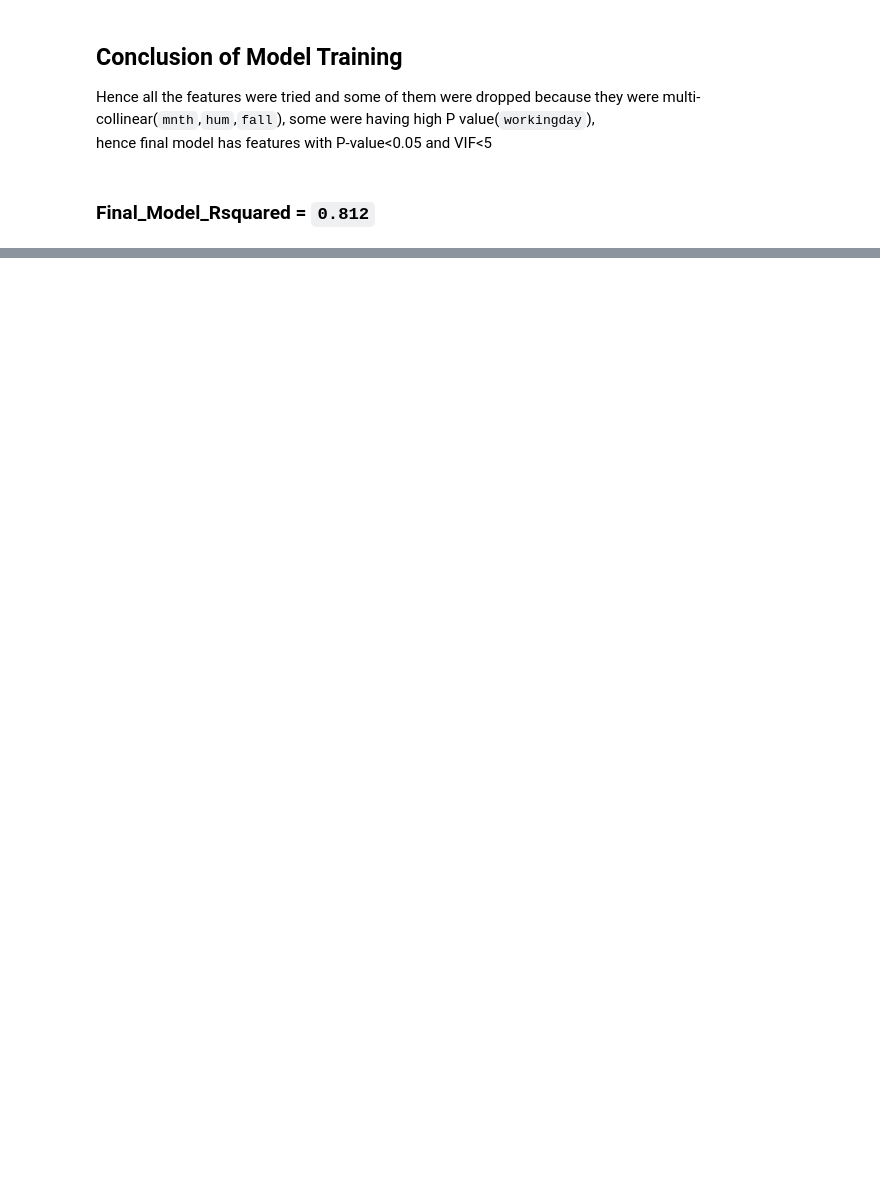
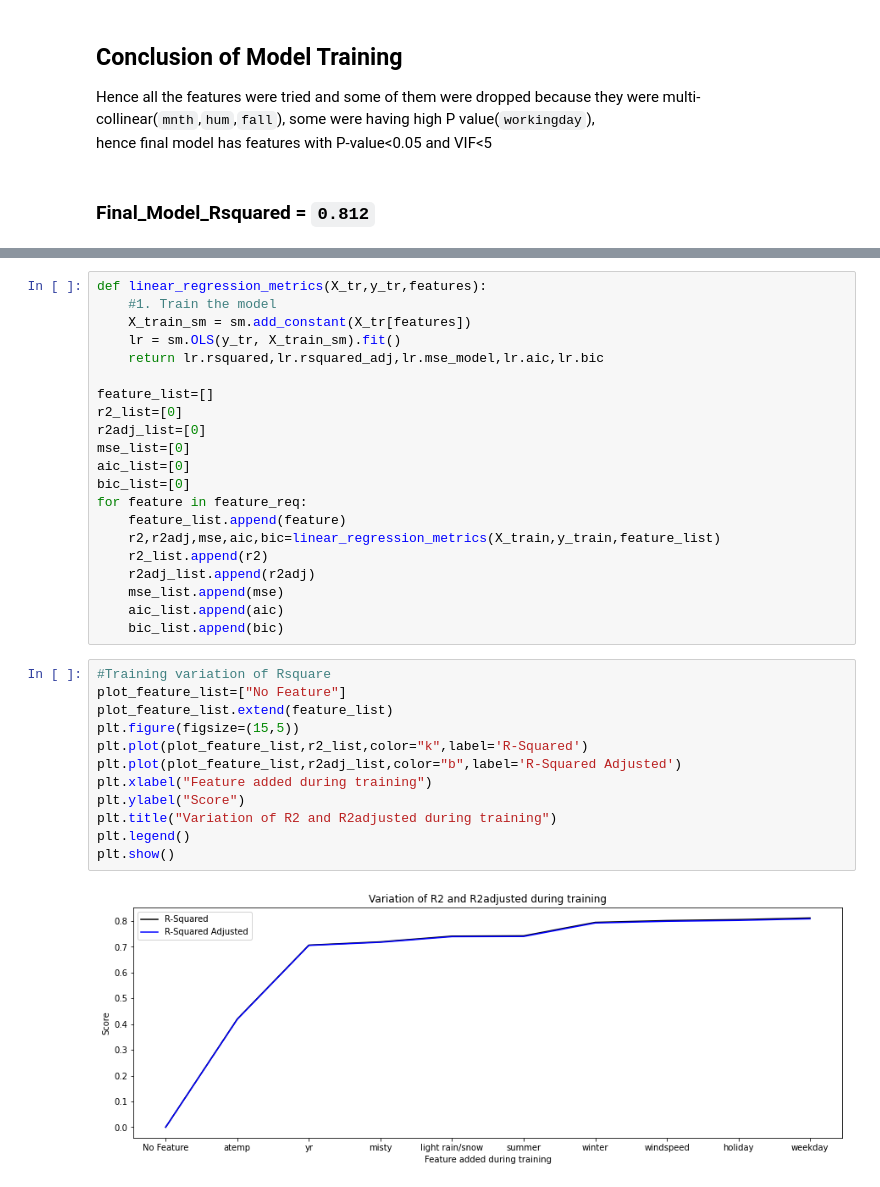
Before and after one commit to karthickchetti/Bike_Sharing, a Jupyter notebook: BikeSharing/Bike_Sharing.ipynb, the cells around one changed output, grey strips where cells are left out. Drawn from its saved outputs; the diff is of its cells as text; blank space fills up the shorter version.

```diff
--- a/BikeSharing/Bike_Sharing.ipynb
+++ b/BikeSharing/Bike_Sharing.ipynb
@@ -627,0 +660,35 @@ sns.distplot(res,bins=50)
+# %%
+def linear_regression_metrics(X_tr,y_tr,features):
+    #1. Train the model
+    X_train_sm = sm.add_constant(X_tr[features])
+    lr = sm.OLS(y_tr, X_train_sm).fit()
+    return lr.rsquared,lr.rsquared_adj,lr.mse_model,lr.aic,lr.bic
+
+feature_list=[]
+r2_list=[0]
+r2adj_list=[0]
+mse_list=[0]
+aic_list=[0]
+bic_list=[0]
+for feature in feature_req:
+    feature_list.append(feature)
+    r2,r2adj,mse,aic,bic=linear_regression_metrics(X_train,y_train,feature_list)
+    r2_list.append(r2)
+    r2adj_list.append(r2adj)
+    mse_list.append(mse)
+    aic_list.append(aic)
+    bic_list.append(bic)
+# %%
+#Training variation of Rsquare
+plot_feature_list=["No Feature"]
+plot_feature_list.extend(feature_list)
+plt.figure(figsize=(15,5))
+plt.plot(plot_feature_list,r2_list,color="k",label='R-Squared')
+plt.plot(plot_feature_list,r2adj_list,color="b",label='R-Squared Adjusted')
+plt.xlabel("Feature added during training")
+plt.ylabel("Score")
+plt.title("Variation of R2 and R2adjusted during training")
+plt.legend()
+plt.show()
+# %% [output]
+[figure, added]
```
Also changed, not shown: parts of 42 cells of this notebook.
